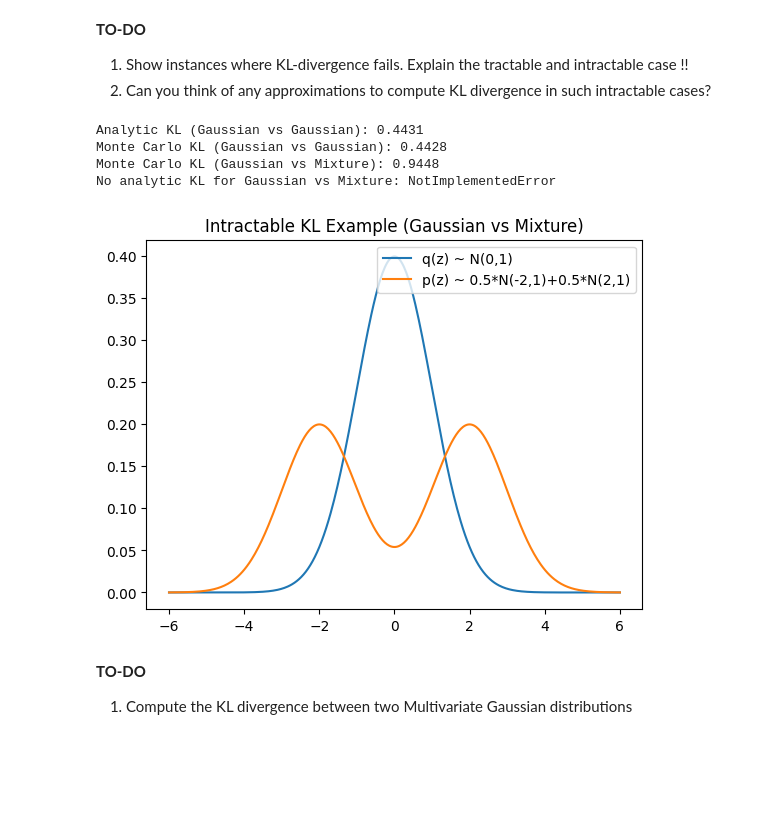
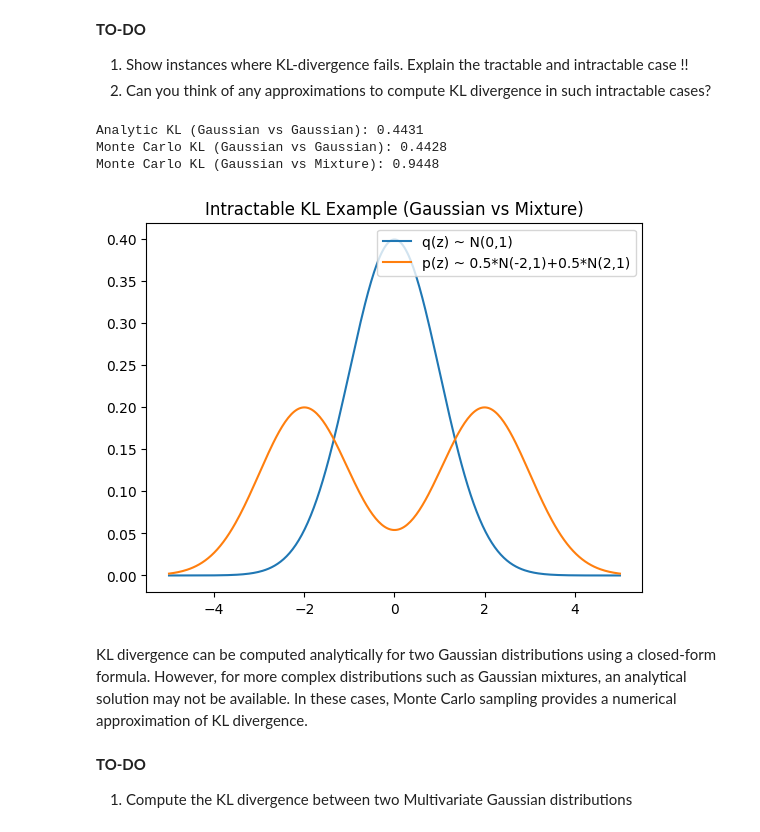
Before and after one commit to manar-amar/DQL, a Jupyter notebook: gaussian_kl_tutorial.ipynb, the cells around one changed output. Drawn from its saved outputs; the diff is of its cells as text; code cells hidden in the pictures; blank space fills up the shorter version.

```diff
--- a/gaussian_kl_tutorial.ipynb
+++ b/gaussian_kl_tutorial.ipynb
@@ -260,63 +275,79 @@ Monte Carlo KL ≈ 2.016
 import torch
 import torch.distributions as dist
 import matplotlib.pyplot as plt
+import numpy as np
 
-# Set random seed
 torch.manual_seed(0)
 
-# ------------------------------
-# 1️⃣ Tractable case: Gaussian vs Gaussian
-# ------------------------------
+# 1. Tractable case: Gaussian vs Gaussian
 
+q = dist.Normal(0, 1)
+p = dist.Normal(1, 2)
 
+# Analytic KL
+analytic_kl = dist.kl_divergence(q, p)
 
-# Analytic KL (closed form)
-print(f"Analytic KL (Gaussian vs Gaussian): {kl_analytic.item():.4f}")
+print(f"Analytic KL (Gaussian vs Gaussian): {analytic_kl.item():.4f}")
 
 # Monte Carlo approximation
+samples = q.sample((100000,))
+
+log_q = q.log_prob(samples)
+log_p = p.log_prob(samples)
+
+kl_mc = (log_q - log_p).mean()
 
 print(f"Monte Carlo KL (Gaussian vs Gaussian): {kl_mc.item():.4f}")
 
-# ------------------------------
-# 2️⃣ Intractable case: Gaussian vs Mixture of Gaussians
-# ------------------------------
 
-# Mixture of two Gaussians as p(z)
+# 2. Intractable case: Gaussian vs Mixture of Gaussians
 
+# Define mixture distribution
+mixture = dist.Categorical(torch.tensor([0.5, 0.5]))
 
+components = dist.Normal(
+    torch.tensor([-2.0, 2.0]),
+    torch.tensor([1.0, 1.0])
+)
+
+p_mixture = dist.MixtureSameFamily(mixture, components)
+
+# Log probability of mixture
 def log_prob_mixture(z):
-    # log-sum-exp trick for numerical stability
+    return p_mixture.log_prob(z)
 
-    return
+# q(z) = Normal(0,1)
+samples = q.sample((100000,))
 
-# q(z) = Normal(0, 1)
+log_q = q.log_prob(samples)
+log_p_mix = log_prob_mixture(samples)
+
+kl_estimate = (log_q - log_p_mix).mean()
 
 print(f"Monte Carlo KL (Gaussian vs Mixture): {kl_estimate.item():.4f}")
 
-# Try to use analytic form (will fail)
-try:
-    print(dist.kl_divergence(q, p_mixture))  # PyTorch doesn't support this!
-except Exception as e:
-    print(f"No analytic KL for Gaussian vs Mixture: {type(e).__name__}")
 
-# ------------------------------
-# 3️⃣ Visualization
-# ------------------------------
-import numpy as np
+# 3. Visualization
 
+xs = torch.linspace(-5, 5, 300)
 
+q_vals = torch.exp(q.log_prob(xs))
+p_vals = torch.exp(p_mixture.log_prob(xs))
 
-plt.plot(xs, q_vals, label='q(z) ~ N(0,1)')
-plt.plot(xs, p_vals, label='p(z) ~ 0.5*N(-2,1)+0.5*N(2,1)')
+plt.plot(xs.numpy(), q_vals.numpy(), label='q(z) ~ N(0,1)')
+plt.plot(xs.numpy(), p_vals.numpy(),
+         label='p(z) ~ 0.5*N(-2,1)+0.5*N(2,1)')
+
 plt.legend()
 plt.title("Intractable KL Example (Gaussian vs Mixture)")
 plt.show()
 # %% [output]
 Analytic KL (Gaussian vs Gaussian): 0.4431
 Monte Carlo KL (Gaussian vs Gaussian): 0.4428
 Monte Carlo KL (Gaussian vs Mixture): 0.9448
-No analytic KL for Gaussian vs Mixture: NotImplementedError
-[figure, old version]
+[figure, new version]
+# %% [markdown]
+KL divergence can be computed analytically for two Gaussian distributions using a closed-form formula. However, for more complex distributions such as Gaussian mixtures, an analytical solution may not be available. In these cases, Monte Carlo sampling provides a numerical approximation of KL divergence.
 # %% [markdown]
 **TO-DO**
 
```
Also changed, not shown: parts of 8 cells of this notebook.
